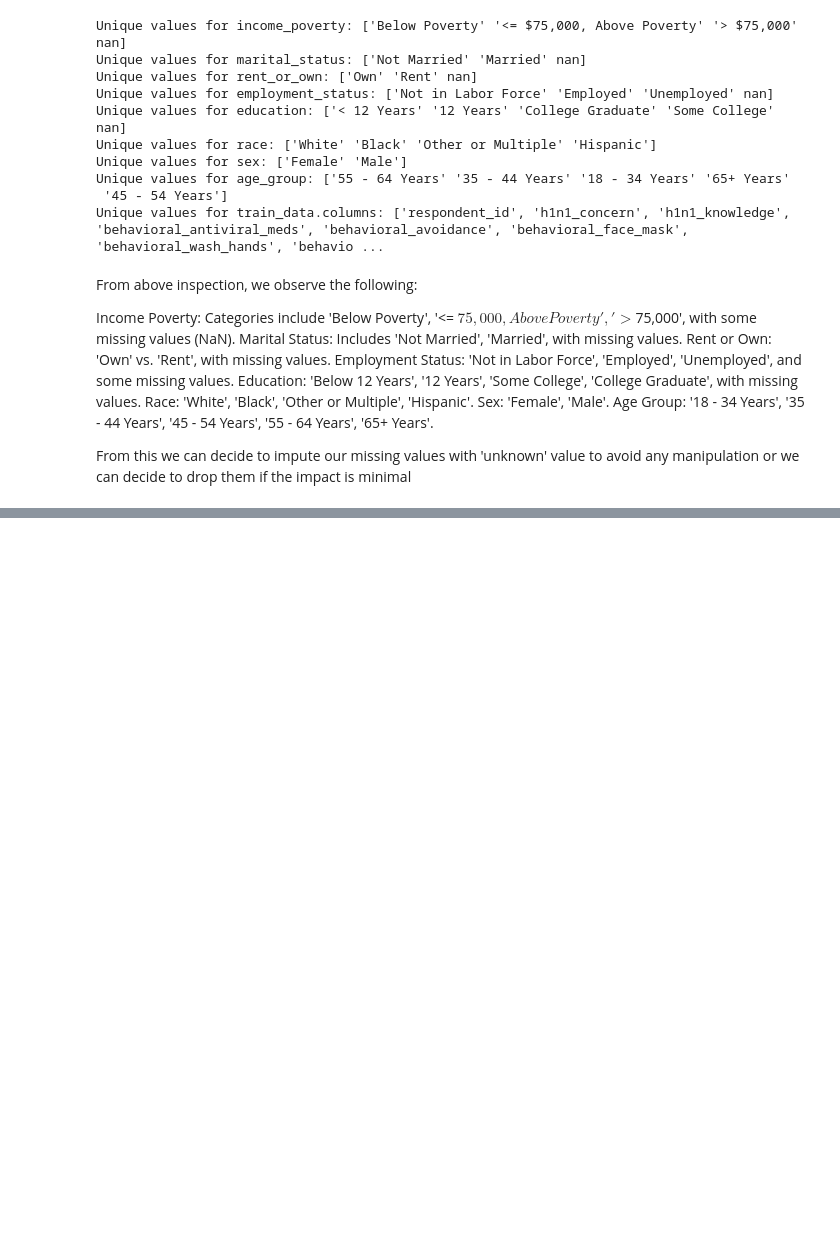
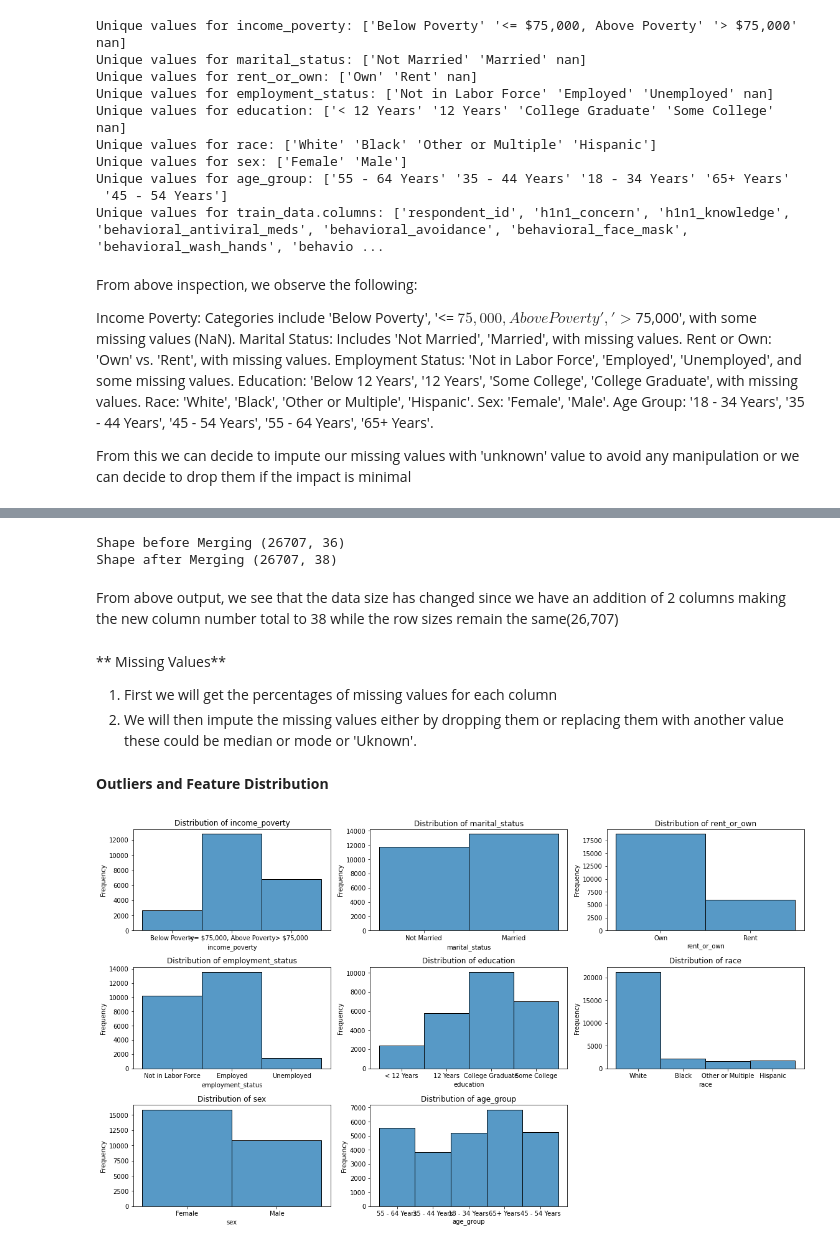
Before and after one commit to Anniemarie001/H1N1-AND-SEASONAL-FLU-VACCINES, a Jupyter notebook: index.ipynb, the cells around one changed output, grey strips where cells are left out. Drawn from its saved outputs; the diff is of its cells as text; code cells hidden in the pictures; blank space fills up the shorter version.

Commit message:
merging of datasets

```diff
--- a/index.ipynb
+++ b/index.ipynb
@@ -219,0 +231,14 @@ From this we can decide to impute our missing values with 'unknown' value to avo
+# %%
+#checking the data sizes before and after merging
+print('Shape before Merging', train_data.shape)
+print('Shape after Merging', train_df_merged.shape)
+# %% [output]
+Shape before Merging (26707, 36)
+Shape after Merging (26707, 38)
+# %% [markdown]
+From above output, we see that the data size has changed since we have an addition of 2 columns making the new column number total to 38 while the row sizes remain the same(26,707)
+# %% [markdown]
+** Missing Values**
+
+1. First we will get the percentages of missing values for each column
+2. We will then impute the missing values either by dropping them or replacing them with another value these could be median or mode or 'Uknown'.
@@ -219,0 +247,23 @@ From this we can decide to impute our missing values with 'unknown' value to avo
+# %% [markdown]
+**Outliers and Feature Distribution**
+# %%
+# List of features to plot
+features = [
+    'income_poverty', 'marital_status', 'rent_or_own', 'employment_status',
+    'education', 'race', 'sex', 'age_group'
+]
+
+# Set up the plotting grid
+plt.figure(figsize=(16, 12))
+
+for i, feature in enumerate(features, 1):
+    plt.subplot(4, 3, i)  # Adjust the grid size if you have more/less features
+    sns.histplot(train_data[feature].dropna(), discrete=True, kde=False, bins=30)
+    plt.title(f'Distribution of {feature}')
+    plt.xlabel(feature)
+    plt.ylabel('Frequency')
+
+plt.tight_layout()
+plt.show()
+# %% [output]
+[figure, added]
```
Also changed, not shown: parts of 5 cells of this notebook.
